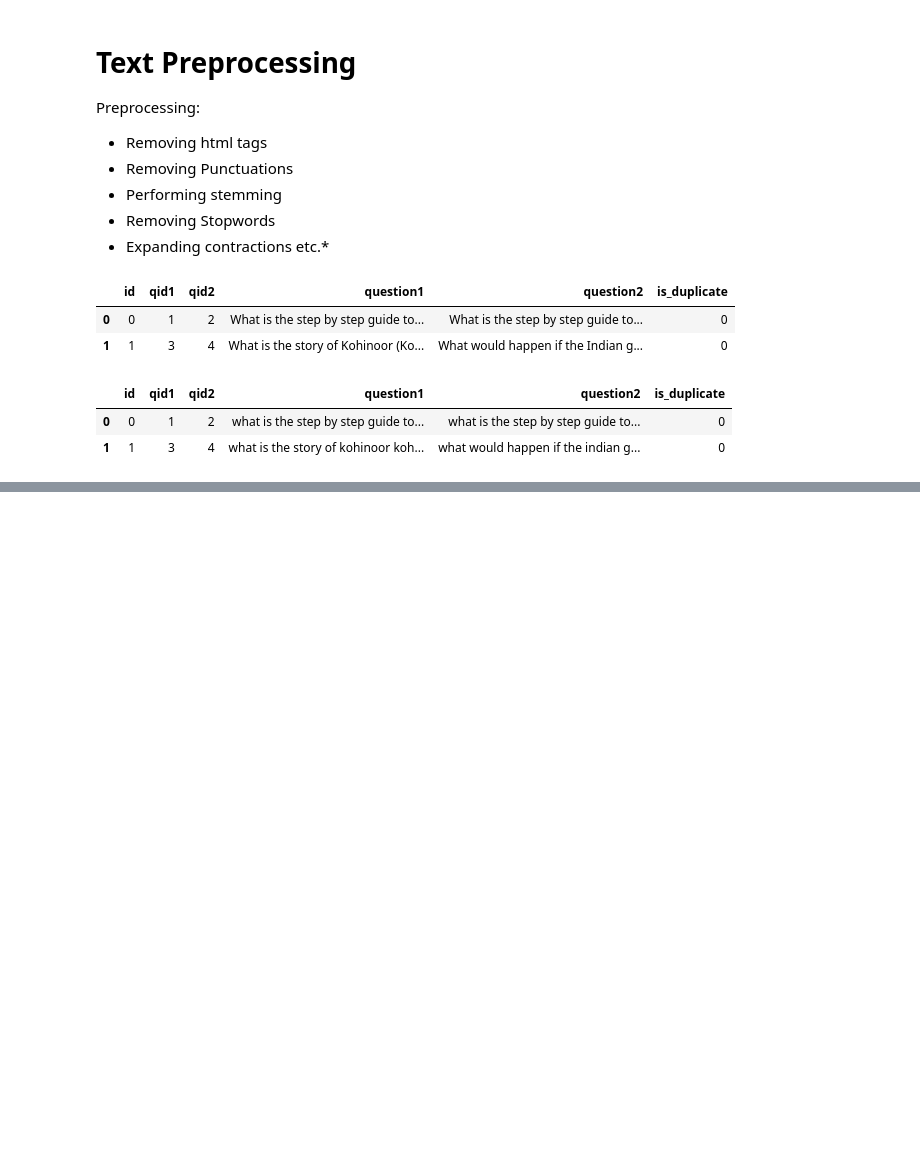
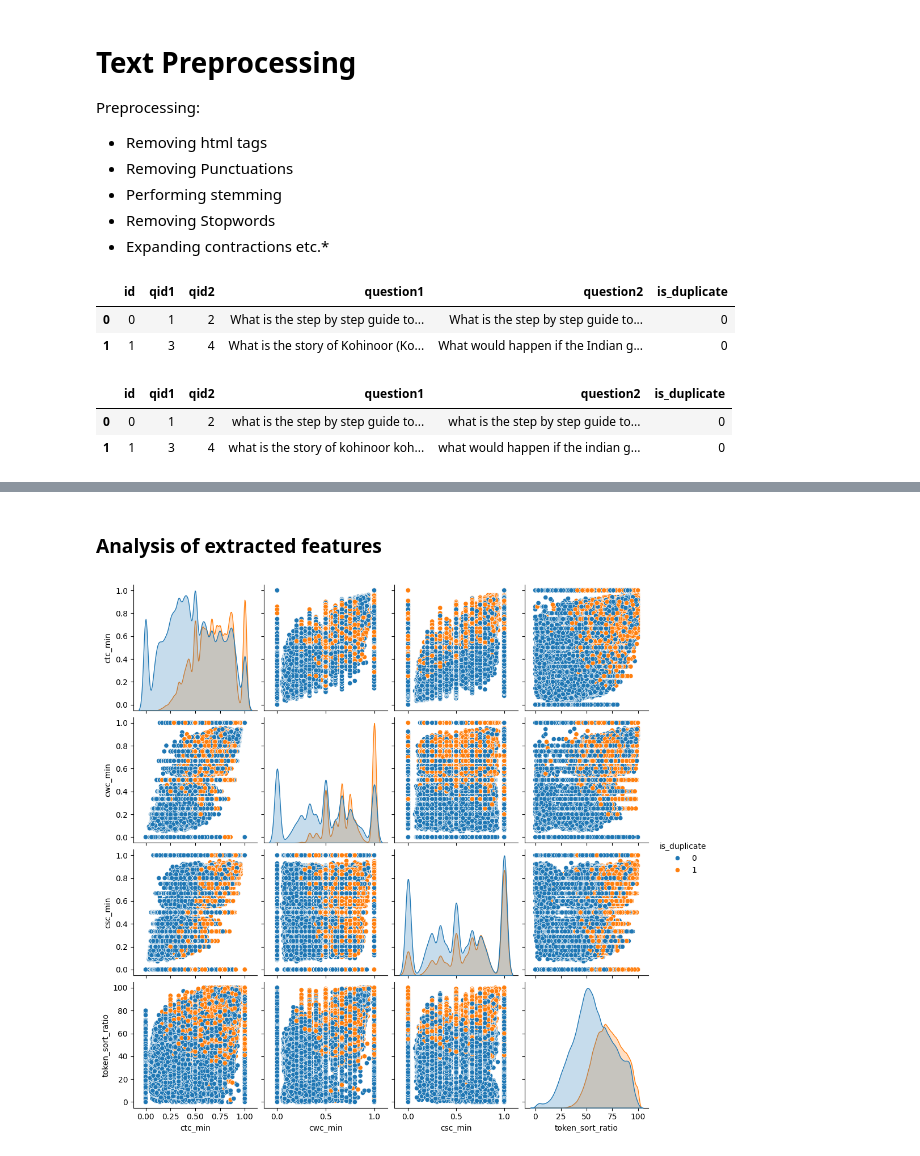
Before and after one commit to pratikroy311/Quora-Question-Pairs, a Jupyter notebook: notebooks/exploration.ipynb, the cells around one changed output, grey strips where cells are left out. Saved outputs shown, nothing was run; the diff lists cells and outputs as text; code cells hidden in the pictures; blank space fills up the shorter version.

Commit message:
ADvance FE and EDA

```diff
--- a/notebooks/exploration.ipynb
+++ b/notebooks/exploration.ipynb
@@ -346,0 +508,2 @@ df_preprocessed.sample(10)
+# %%
+df_advanced_fe = pd.read_csv("../data/df_advanced_fe.csv")
@@ -346,0 +520,8 @@ df_preprocessed.sample(10)
+# %% [markdown]
+### Analysis of extracted features
+# %%
+n = df_advanced_fe.shape[0]
+sns.pairplot(df_advanced_fe[['ctc_min', 'cwc_min', 'csc_min', 'token_sort_ratio', 'is_duplicate']][0:n], hue='is_duplicate', vars=['ctc_min', 'cwc_min', 'csc_min', 'token_sort_ratio'])
+plt.show()
+# %% [output]
+[figure, added]
```
Also changed, not shown: parts of 8 cells of this notebook.
